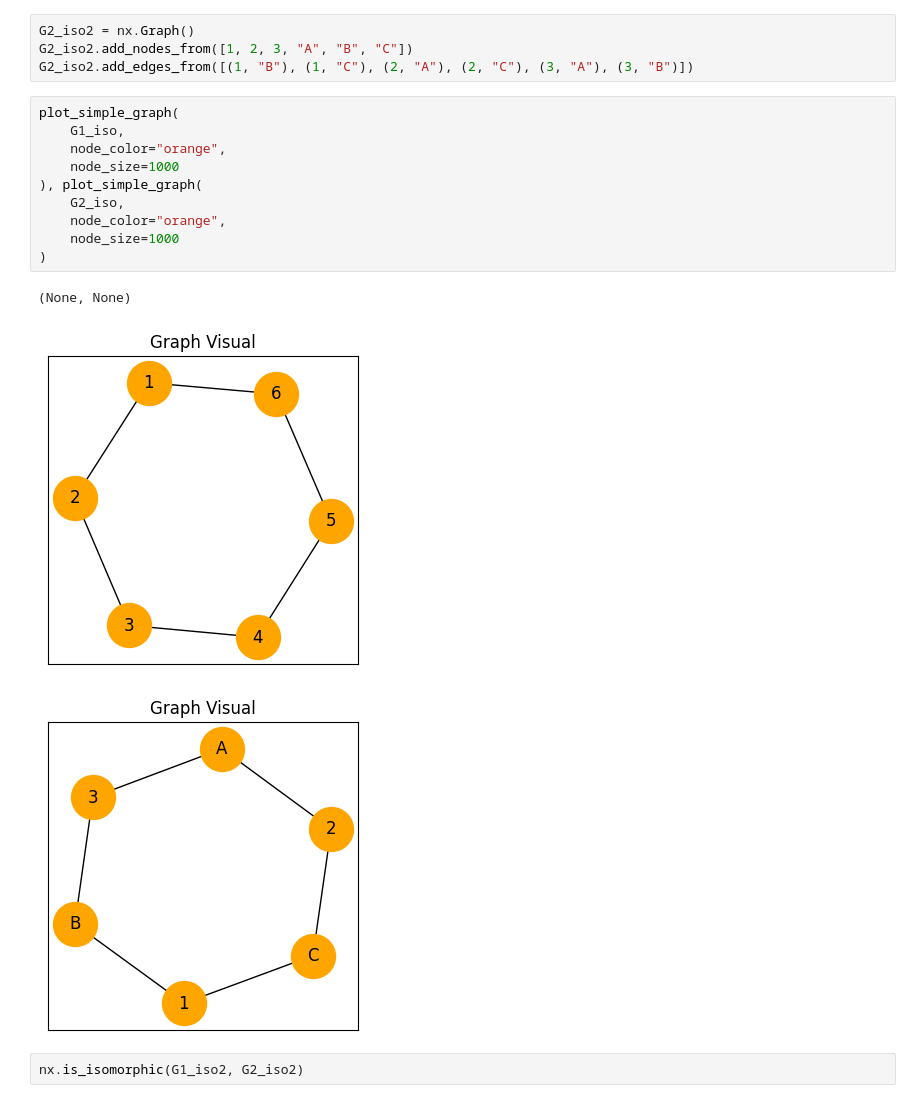
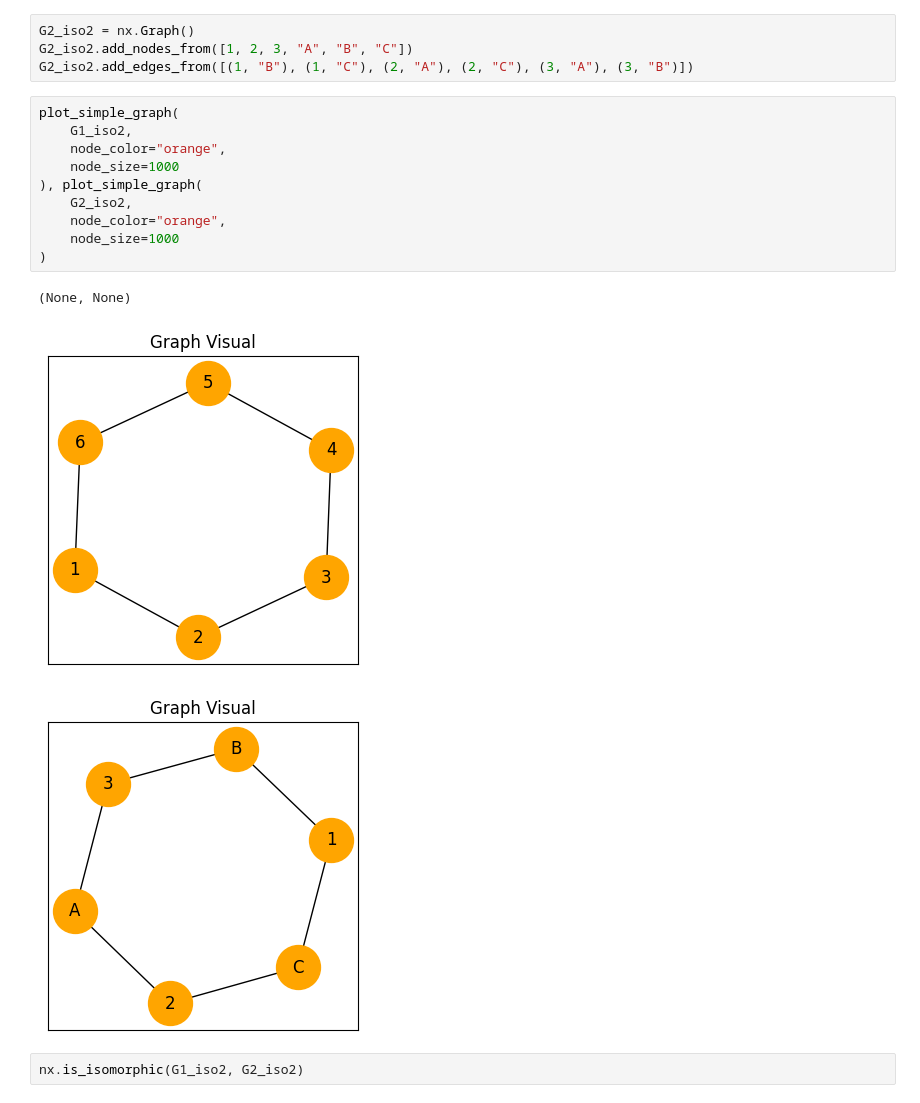
Before and after one commit to mirko-leccese/The-Machine-Learning-Project, a Jupyter notebook: graph/graph-theory-networkx-1.ipynb, the cells around one changed output. Saved outputs shown, nothing was run; the diff lists cells and outputs as text.

```diff
--- a/graph/graph-theory-networkx-1.ipynb
+++ b/graph/graph-theory-networkx-1.ipynb
@@ -397,18 +399,18 @@ G2_iso2.add_nodes_from([1, 2, 3, "A", "B", "C"])
 G2_iso2.add_edges_from([(1, "B"), (1, "C"), (2, "A"), (2, "C"), (3, "A"), (3, "B")])
 # %%
 plot_simple_graph(
-    G1_iso,
+    G1_iso2,
     node_color="orange",
     node_size=1000
 ), plot_simple_graph(
-    G2_iso,
+    G2_iso2,
     node_color="orange",
     node_size=1000
 )
 # %% [output]
 (None, None)
-[figure, old version]
+[figure, new version]
-[figure, old version]
+[figure, new version]
 # %%
 nx.is_isomorphic(G1_iso2, G2_iso2)
 # %% [output]
```
Also changed, not shown: parts of 29 cells of this notebook.
